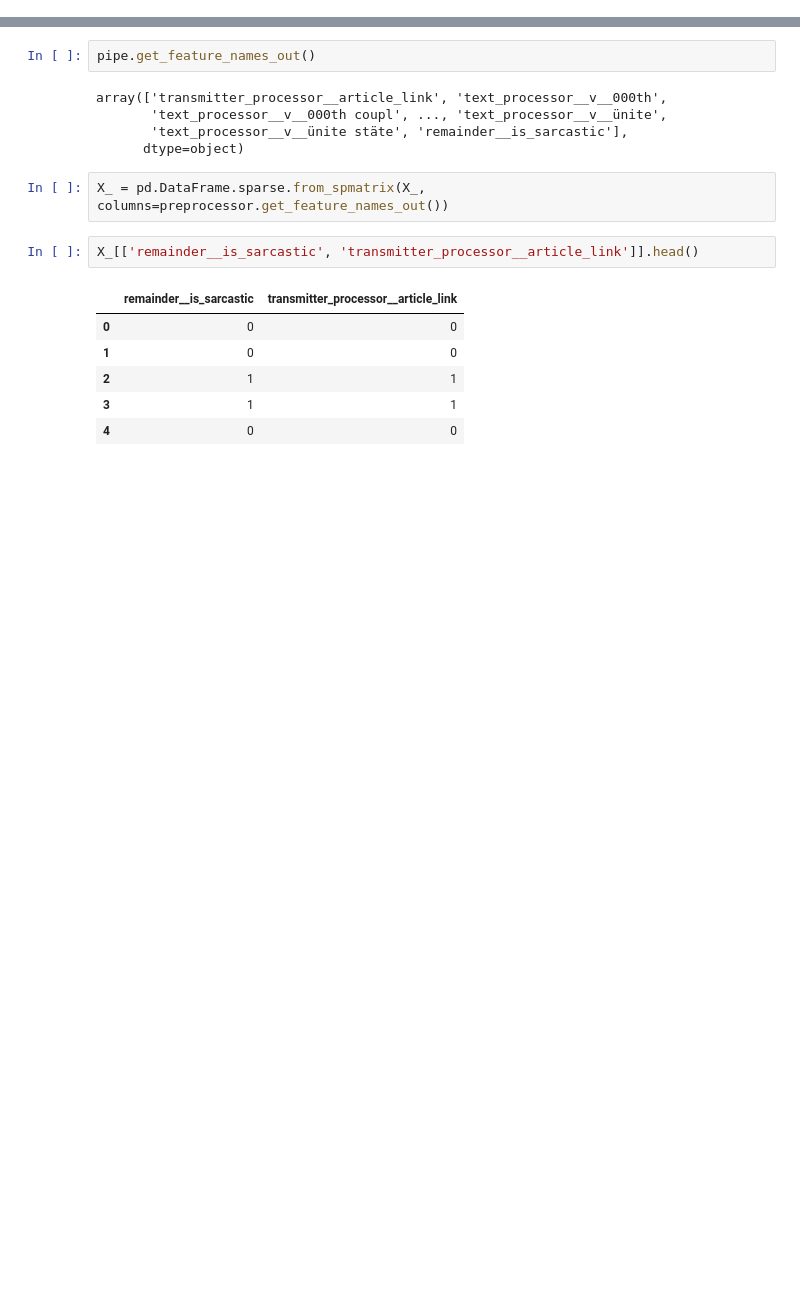
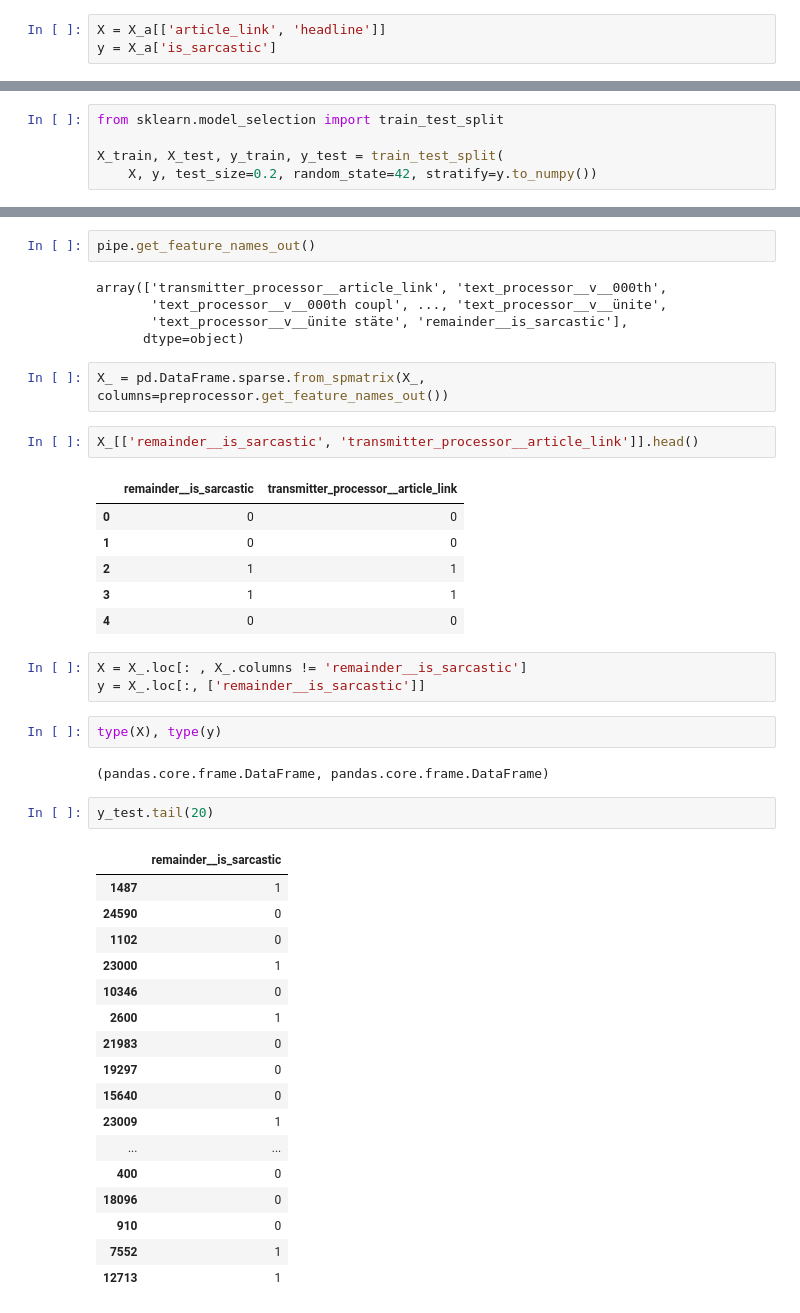
Before and after one commit to wilberquito/Sarcasm-Detector, a Jupyter notebook: detection.ipynb, the cells around one changed output, grey strips where cells are left out. Drawn from its saved outputs; the diff is of its cells as text; blank space fills up the shorter version.

Commit message:
Reuse pipeline in splited X_train and X_test

```diff
--- a/detection.ipynb
+++ b/detection.ipynb
@@ -430,0 +440,3 @@ pipe = Pipeline([
+# %%
+X = X_a[['article_link', 'headline']]
+y = X_a['is_sarcastic']
@@ -431 +447,6 @@ pipe = Pipeline([
+# %%
+from sklearn.model_selection import train_test_split
+
+X_train, X_test, y_train, y_test = train_test_split(
+    X, y, test_size=0.2, random_state=42, stratify=y.to_numpy())
 # %%
@@ -462,3 +488,30 @@ X_[['remainder__is_sarcastic', 'transmitter_processor__article_link']].head()
 | 2 | 1 | 1 |
 | 3 | 1 | 1 |
 | 4 | 0 | 0 |
+# %%
+X = X_.loc[: , X_.columns != 'remainder__is_sarcastic']
+y = X_.loc[:, ['remainder__is_sarcastic']]
+# %%
+type(X), type(y)
+# %% [output]
+(pandas.core.frame.DataFrame, pandas.core.frame.DataFrame)
+# %%
+y_test.tail(20)
+# %% [output]
+|  | remainder__is_sarcastic |
+| 1487 | 1 |
+| 24590 | 0 |
+| 1102 | 0 |
+| 23000 | 1 |
+| 10346 | 0 |
+| 2600 | 1 |
+| 21983 | 0 |
+| 19297 | 0 |
+| 15640 | 0 |
+| 23009 | 1 |
+| ... | ... |
+| 400 | 0 |
+| 18096 | 0 |
+| 910 | 0 |
+| 7552 | 1 |
+| 12713 | 1 |
```
Also changed, not shown: parts of 8 cells of this notebook.
